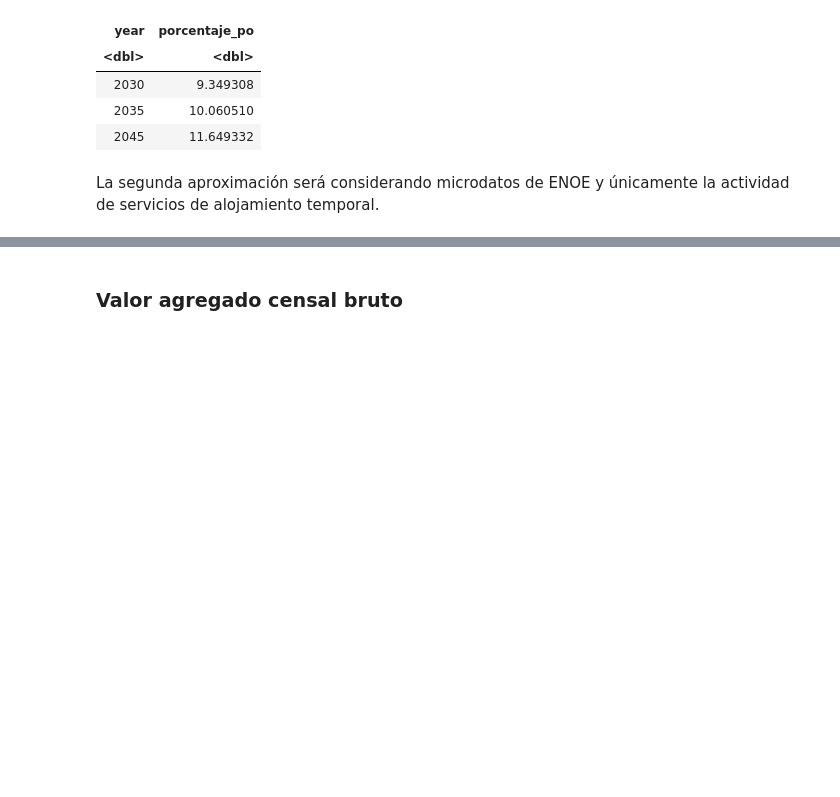
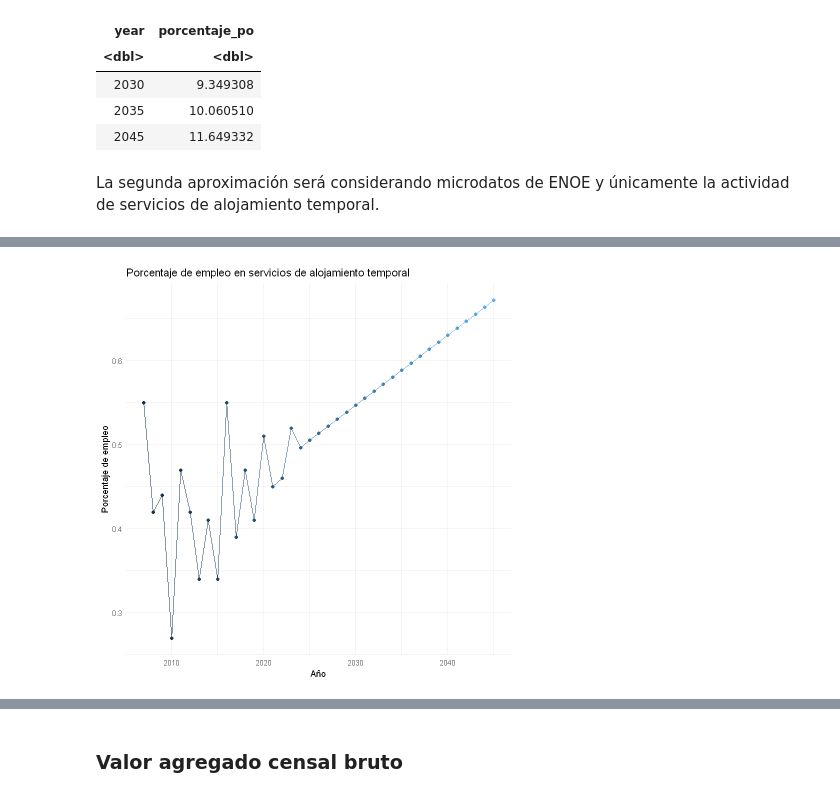
Before and after one commit to cpyp-ipdp/pgd_cdmx, a Jupyter notebook: indicadores/turismo/indicadores_turismo_pgd.ipynb, the cells around one changed output, grey strips where cells are left out. Saved outputs shown, nothing was run; the diff lists cells and outputs as text; code cells hidden in the pictures; blank space fills up the shorter version.

```diff
--- a/indicadores/turismo/indicadores_turismo_pgd.ipynb
+++ b/indicadores/turismo/indicadores_turismo_pgd.ipynb
@@ -563,0 +579,16 @@ A tabyl: 3 × 5
+# %%
+# Crear un data frame con los nombres de archivos y sus años
+df_archivos <- tibble(
+  sdemt = archivos_sdemt,
+  year = map_int(archivos_sdemt, extraer_anio)
+) %>%
+  left_join(
+    tibble(
+      coe1t = archivos_coe1t,
+      year = map_int(archivos_coe1t, extraer_anio)
+    ),
+    by = "year"
+  ) %>%
+  filter(!is.na(sdemt) & !is.na(coe1t))%>%
+        arrange(year)
+df_archivos
@@ -563,0 +616,9 @@ A tabyl: 3 × 5
+# %%
+print("Población ocupada en turismo en la Ciudad de México respecto del total")
+empleo_turismo_cdmx <- df_archivos %>%
+        select(-year) %>%
+  mutate(data = map2(sdemt, coe1t, ~ estima_empleo_turismo(.x, .y, "turismo"))) %>%
+  unnest(data)%>%
+        select(year,ocupados,ocupados_cv,porcentaje,porcentaje_cv)%>%
+        mutate(porcentaje=round(porcentaje,2))
+empleo_turismo_cdmx
@@ -563,0 +658,4 @@ A tabyl: 3 × 5
+# %%
+#Regresión lineal
+modelo<-lm(porcentaje~year,data=empleo_turismo_cdmx%>%filter(year>=2009))
+modelo%>%summary()
@@ -563,0 +681,5 @@ A tabyl: 3 × 5
+# %%
+#Predecir porcentaje de empleo en turismo para 2024 a 2045
+prediccion<-data.frame(year=2024:2045)
+prediccion$porcentaje<-predict(modelo,newdata=prediccion)
+prediccion
@@ -563,0 +706,11 @@ A tabyl: 3 × 5
+# %%
+#Pegar datos
+empleo_turismo_cdmx_final<-bind_rows(empleo_turismo_cdmx,prediccion)
+#Graficar
+empleo_turismo_cdmx_final%>%
+ggplot(aes(x=year, y=porcentaje, color=year))+
+geom_line()+geom_point()+
+labs(title="Porcentaje de empleo en servicios de alojamiento temporal",x="Año",y="Porcentaje de empleo")+theme_minimal()+
+theme(legend.position = "none")
+# %% [output]
+[figure, added]
```
Also changed, not shown: parts of 26 cells of this notebook.
